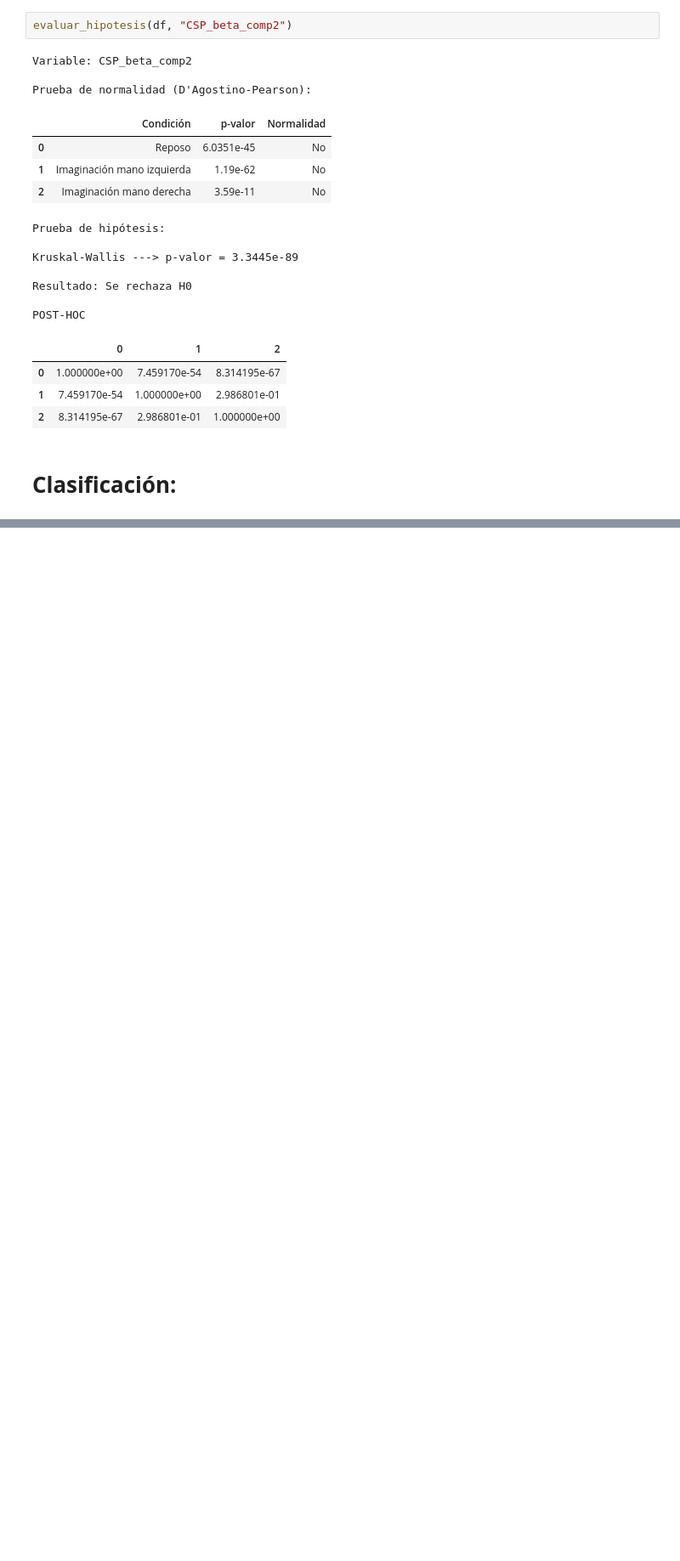
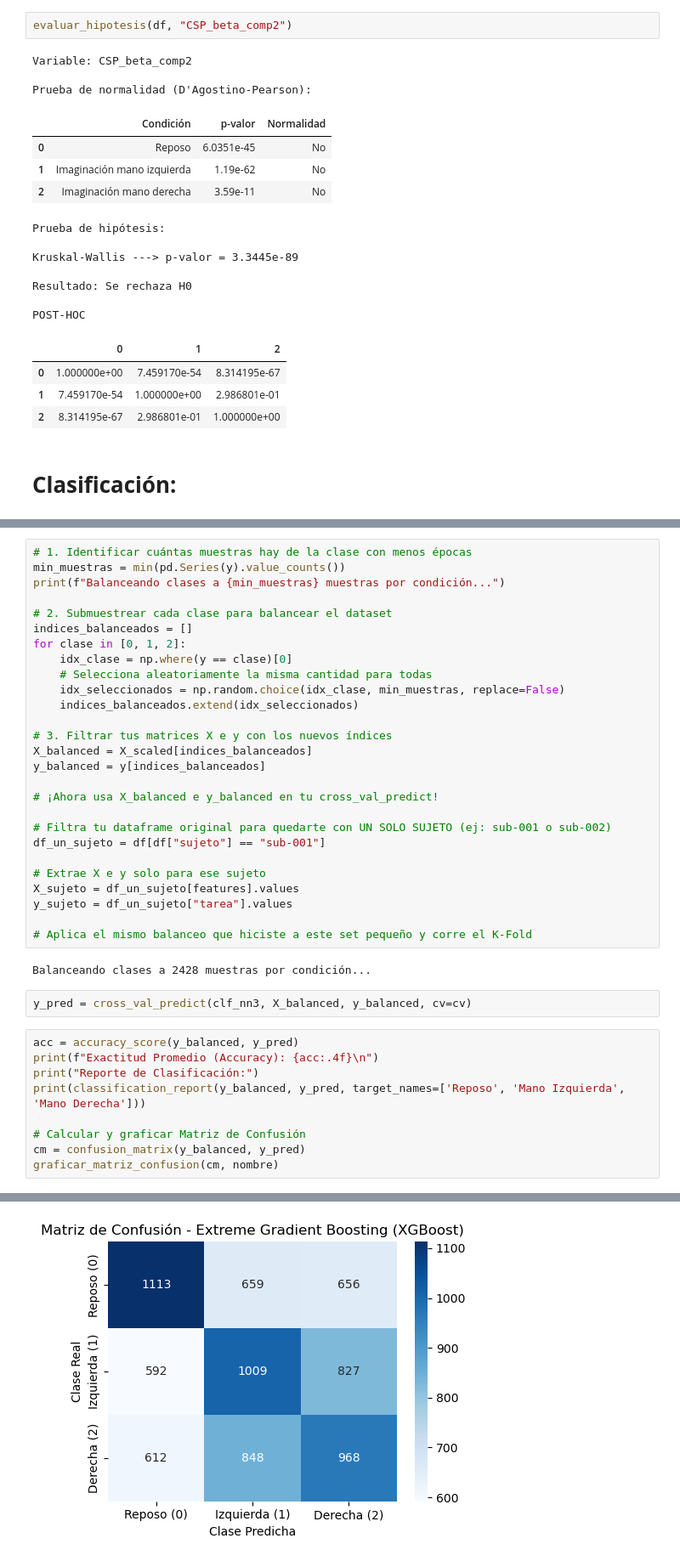
Before and after one commit to Isa21bella09/Proyecto-2---Clasificacion-datos-BCI, a Jupyter notebook: Proyecto 2 - Codigo.ipynb, the cells around one changed output, grey strips where cells are left out. Shown at 85% size. Cells and saved outputs as stored; diff of their text form; blank space fills up the shorter version.

```diff
--- a/Proyecto 2 - Codigo.ipynb
+++ b/Proyecto 2 - Codigo.ipynb
@@ -709,0 +1454,41 @@ cv = StratifiedKFold(
+# %%
+# 1. Identificar cuántas muestras hay de la clase con menos épocas
+min_muestras = min(pd.Series(y).value_counts())
+print(f"Balanceando clases a {min_muestras} muestras por condición...")
+
+# 2. Submuestrear cada clase para balancear el dataset
+indices_balanceados = []
+for clase in [0, 1, 2]:
+    idx_clase = np.where(y == clase)[0]
+    # Selecciona aleatoriamente la misma cantidad para todas
+    idx_seleccionados = np.random.choice(idx_clase, min_muestras, replace=False)
+    indices_balanceados.extend(idx_seleccionados)
+
+# 3. Filtrar tus matrices X e y con los nuevos índices
+X_balanced = X_scaled[indices_balanceados]
+y_balanced = y[indices_balanceados]
+
+# ¡Ahora usa X_balanced e y_balanced en tu cross_val_predict!
+
+# Filtra tu dataframe original para quedarte con UN SOLO SUJETO (ej: sub-001 o sub-002)
+df_un_sujeto = df[df["sujeto"] == "sub-001"]
+
+# Extrae X e y solo para ese sujeto
+X_sujeto = df_un_sujeto[features].values
+y_sujeto = df_un_sujeto["tarea"].values
+
+# Aplica el mismo balanceo que hiciste a este set pequeño y corre el K-Fold
+# %% [output]
+Balanceando clases a 2428 muestras por condición...
+# %%
+y_pred = cross_val_predict(clf_nn3, X_balanced, y_balanced, cv=cv)
+# %%
+acc = accuracy_score(y_balanced, y_pred)
+print(f"Exactitud Promedio (Accuracy): {acc:.4f}\n")
+print("Reporte de Clasificación:")
+print(classification_report(y_balanced, y_pred, target_names=['Reposo', 'Mano Izquierda', 'Mano Derecha']))
+
+# Calcular y graficar Matriz de Confusión
+cm = confusion_matrix(y_balanced, y_pred)
+graficar_matriz_confusion(cm, nombre)
+# %% [output]
@@ -709,0 +1507 @@ cv = StratifiedKFold(
+[figure, added]
```
Also changed, not shown: parts of 31 cells of this notebook, 1 other file.
